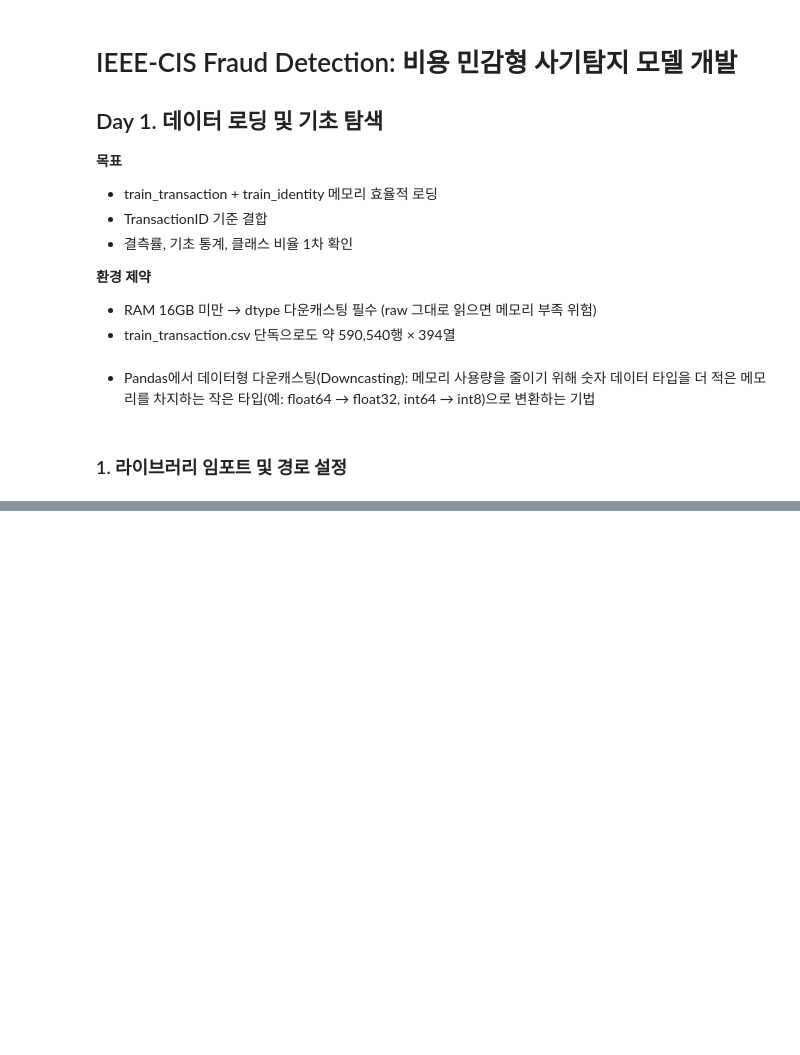
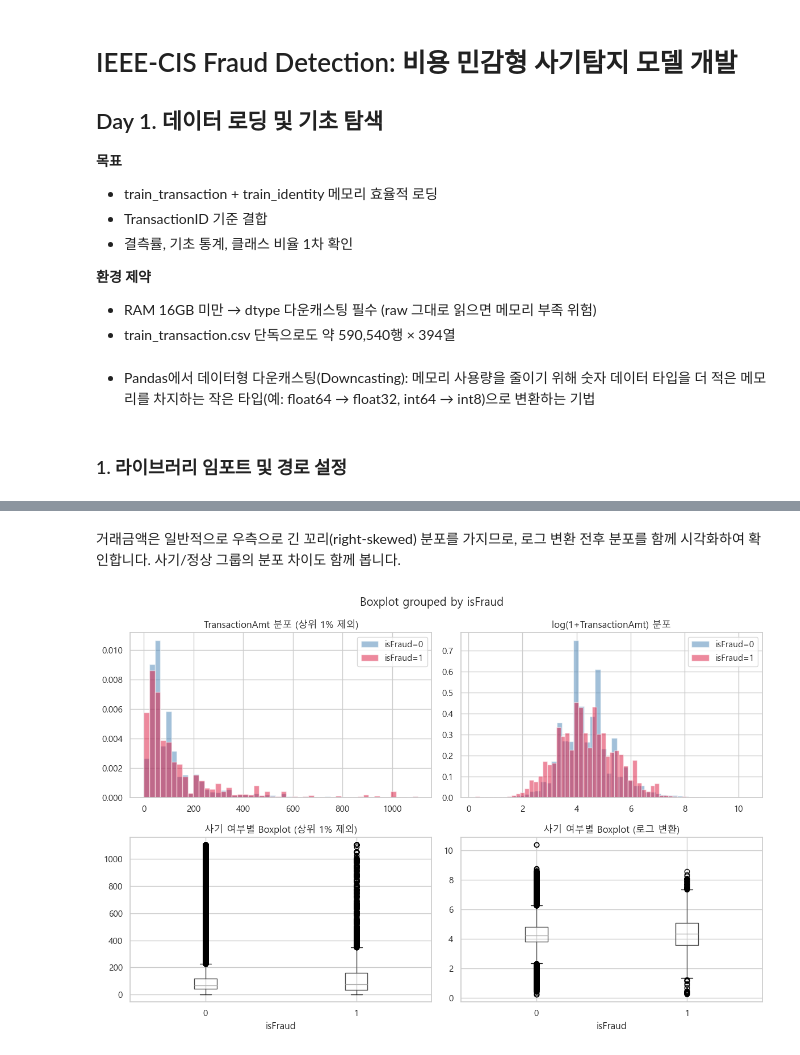
Before and after one commit to seonu-lee/cost-sensitive-fraud-detection, a Jupyter notebook: notebooks/01_data_loading_eda.ipynb, the cells around one changed output, grey strips where cells are left out. Cells and saved outputs as stored; diff of their text form; code cells hidden in the pictures; blank space fills up the shorter version.

```diff
--- a/notebooks/01_data_loading_eda.ipynb
+++ b/notebooks/01_data_loading_eda.ipynb
@@ -30,0 +80,10 @@ False False
+# %%
+# transaction 로딩
+df_train_transaction = pd.read_csv(TRANSACTION_PATH)
+print("transaction raw shape:", df_train_transaction.shape)
+df_train_transaction = reduce_mem_usage(df_train_transaction)
+
+# identity 로딩
+df_train_identity = pd.read_csv(IDENTITY_PATH)
+print("identity raw shape:", df_train_identity.shape)
+df_train_identity = reduce_mem_usage(df_train_identity)
@@ -30,0 +459,43 @@ False False
+# %% [markdown]
+거래금액은 일반적으로 우측으로 긴 꼬리(right-skewed) 분포를 가지므로, 로그 변환 전후 분포를 함께 시각화하여 확인합니다. 사기/정상 그룹의 분포 차이도 함께 봅니다.
+# %%
+# 시각화 스타일 설정
+import matplotlib.pyplot as plt
+import seaborn as sns
+sns.set_theme(style="whitegrid")
+plt.rcParams['font.family'] = 'Malgun Gothic' # Windows 한글 깨짐 방지
+plt.rcParams['axes.unicode_minus'] = False
+# %%
+import matplotlib.pyplot as plt
+
+fig, axes = plt.subplots(2, 2, figsize=(12, 8))
+
+# 원본 분포 (사기/정상 비교, 상위 1% 제외하고 시각화 - 극단값 때문에 분포가 안 보일 수 있음)
+amt_clip = df['TransactionAmt'].quantile(0.99)
+for fraud_val, color in [(0, 'steelblue'), (1, 'crimson')]:
+    subset = df[(df['isFraud'] == fraud_val) & (df['TransactionAmt'] <= amt_clip)]
+    axes[0, 0].hist(subset['TransactionAmt'], bins=50, alpha=0.5, label=f'isFraud={fraud_val}', color=color, density=True)
+axes[0, 0].set_title('TransactionAmt 분포 (상위 1% 제외)')
+axes[0, 0].legend()
+
+# 로그 변환 분포
+df['TransactionAmt_log'] = np.log1p(df['TransactionAmt'])
+for fraud_val, color in [(0, 'steelblue'), (1, 'crimson')]:
+    subset = df[df['isFraud'] == fraud_val]
+    axes[0, 1].hist(subset['TransactionAmt_log'], bins=50, alpha=0.5, label=f'isFraud={fraud_val}', color=color, density=True)
+axes[0, 1].set_title('log(1+TransactionAmt) 분포')
+axes[0, 1].legend()
+
+# Boxplot (상위 1% 제외)
+df[df['TransactionAmt'] <= amt_clip].boxplot(column='TransactionAmt', by='isFraud', ax=axes[1, 0])
+axes[1, 0].set_title('사기 여부별 Boxplot (상위 1% 제외)')
+
+# 로그 변환 Boxplot
+df.boxplot(column='TransactionAmt_log', by='isFraud', ax=axes[1, 1])
+axes[1, 1].set_title('사기 여부별 Boxplot (로그 변환)')
+
+plt.tight_layout()
+plt.savefig('../reports/figures/day1_transactionamt_distribution.png', dpi=100)
+plt.show()
+# %% [output]
+[figure, added]
```
Also changed, not shown: parts of 49 cells of this notebook, 1 other file.
